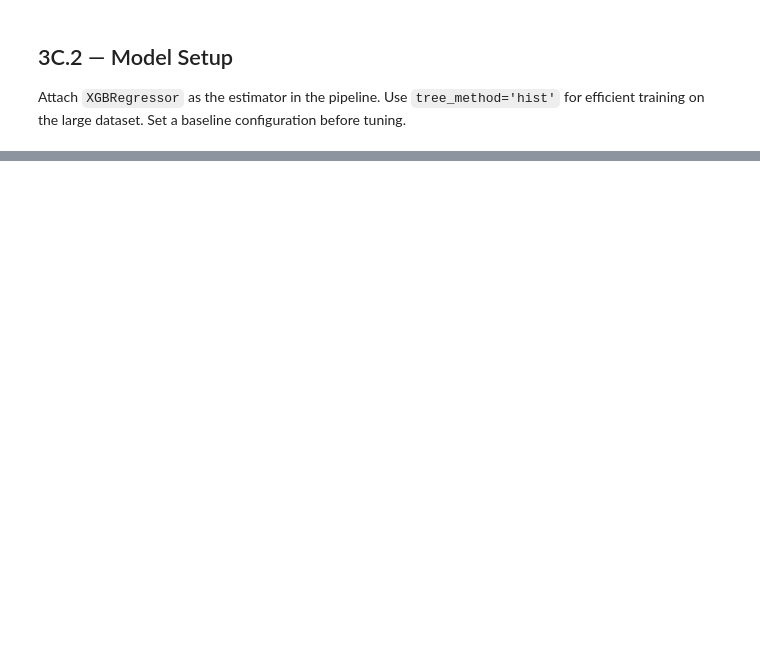
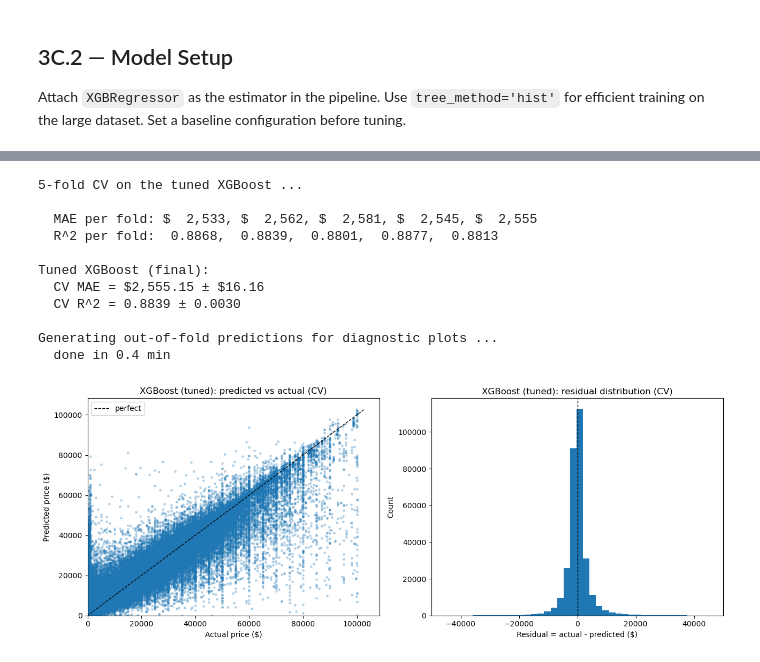
Before and after one commit to AcarBasaran/Predictive-Modeling-of-US-Used-Vehicle-Prices, a Jupyter notebook: notebooks/03c_xgboost.ipynb, the cells around one changed output, grey strips where cells are left out. Saved outputs shown, nothing was run; the diff lists cells and outputs as text; code cells hidden in the pictures; blank space fills up the shorter version.

```diff
--- a/notebooks/03c_xgboost.ipynb
+++ b/notebooks/03c_xgboost.ipynb
@@ -54,0 +276,65 @@ Serialize the tuned pipeline to `models/xgboost.pkl` using `joblib` for later co
+# %%
+# `refit=True` on RandomizedSearchCV (set in S3C.4) means best_estimator_ is
+# already a Pipeline trained with the winning hyperparameters on the full
+# X_train. Pinning to a stable handle for downstream sections.
+best_pipeline = xgb_search.best_estimator_
+
+# Run one final 5-fold CV with the chosen hyperparameters so our reported
+# numbers come from a single, clean pass rather than scraping cv_results_.
+print("5-fold CV on the tuned XGBoost ...")
+res = cross_validate(
+    best_pipeline, X_train, y_train,
+    cv=5,
+    scoring={"mae": "neg_mean_absolute_error", "r2": "r2"},
+    n_jobs=-1,
+    return_train_score=True,
+)
+
+tuned_mae       = -res["test_mae"]
+tuned_r2        =  res["test_r2"]
+tuned_train_mae = -res["train_mae"]   # used in S3C.7 overfit analysis
+
+print(f"\n  MAE per fold: " + ", ".join(f"${m:>7,.0f}" for m in tuned_mae))
+print(f"  R^2 per fold: " + ", ".join(f" {r:.4f}" for r in tuned_r2))
+print(f"\nTuned XGBoost (final):")
+print(f"  CV MAE = ${tuned_mae.mean():,.2f} \u00b1 ${tuned_mae.std():,.2f}")
+print(f"  CV R^2 = {tuned_r2.mean():.4f} \u00b1 {tuned_r2.std():.4f}")
+
+
+# Diagnostic plots on out-of-fold predictions (no test-set leakage).
+# Same pair as 03a -- using utils helpers keeps the visual style consistent
+# across model notebooks for the presentation deck.
+from sklearn.model_selection import cross_val_predict
+from utils import plot_pred_vs_actual, plot_residuals
+
+print("\nGenerating out-of-fold predictions for diagnostic plots ...")
+t0 = time.perf_counter()
+y_pred_cv = cross_val_predict(best_pipeline, X_train, y_train, cv=5, n_jobs=-1)
+print(f"  done in {(time.perf_counter() - t0)/60:.1f} min")
+
+import matplotlib.pyplot as plt
+fig, axes = plt.subplots(1, 2, figsize=(13, 5))
+plot_pred_vs_actual(y_train, y_pred_cv, ax=axes[0],
+                    title="XGBoost (tuned): predicted vs actual (CV)")
+plot_residuals(y_train, y_pred_cv, ax=axes[1],
+               title="XGBoost (tuned): residual distribution (CV)")
+# Prices and predicted prices are >= 0 -- pin scatter axes to start at 0.
+axes[0].set_xlim(left=0)
+axes[0].set_ylim(bottom=0)
+# Constrain residual view to +/- 50k for readability.
+axes[1].set_xlim(-50_000, 50_000)
+plt.tight_layout()
+plt.show()
+# %% [output]
+5-fold CV on the tuned XGBoost ...
+
+  MAE per fold: $  2,533, $  2,562, $  2,581, $  2,545, $  2,555
+  R^2 per fold:  0.8868,  0.8839,  0.8801,  0.8877,  0.8813
+
+Tuned XGBoost (final):
+  CV MAE = $2,555.15 ± $16.16
+  CV R^2 = 0.8839 ± 0.0030
+
+Generating out-of-fold predictions for diagnostic plots ...
+  done in 0.4 min
+[figure, added]
```
Also changed, not shown: parts of 25 cells of this notebook, 1 other file.
